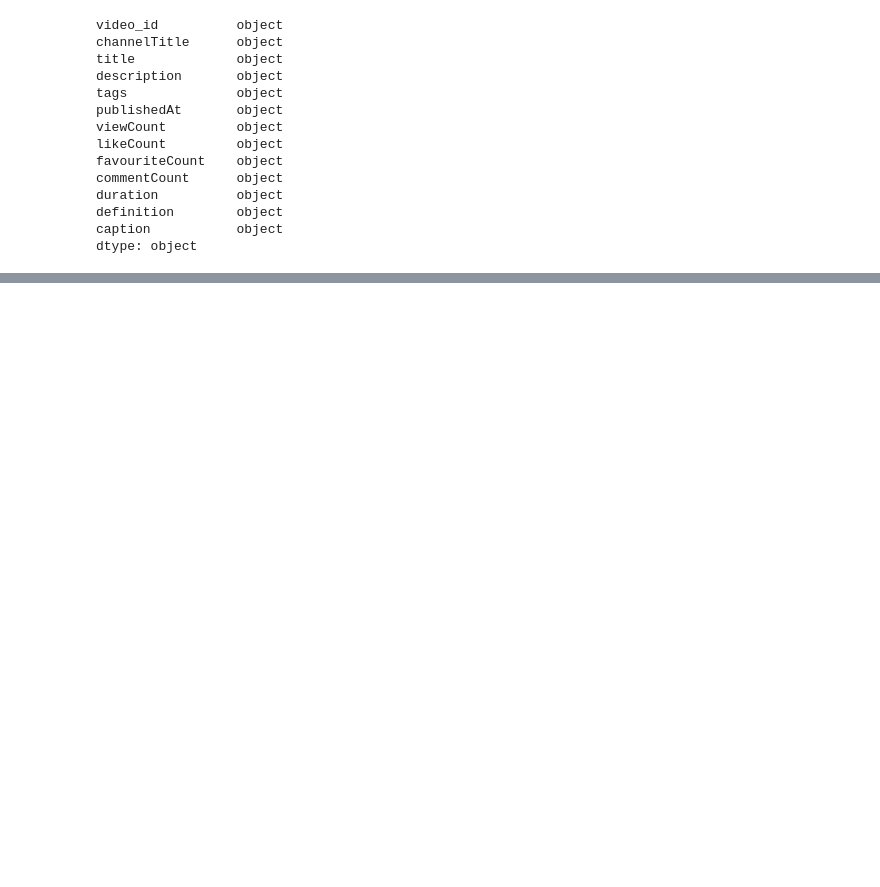
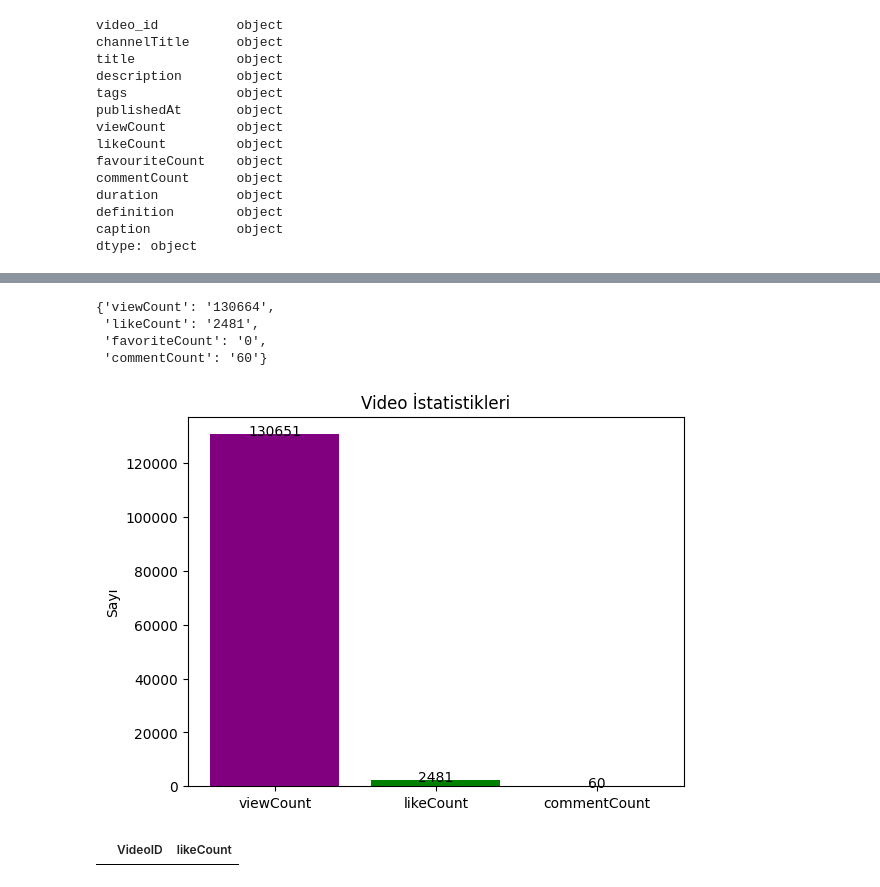
Before and after one commit to Nurbanuak/API_NEW_DATA, a Jupyter notebook: api_new.ipynb, the cells around one changed output, grey strips where cells are left out. Cells and saved outputs as stored; diff of their text form; code cells hidden in the pictures; blank space fills up the shorter version.

```diff
--- a/api_new.ipynb
+++ b/api_new.ipynb
@@ -207,0 +340,27 @@ video_df[['durationSecs', 'duration']]
+# %%
+video_response["items"][0]["statistics"]
+# %% [output]
+{'viewCount': '130664',
+ 'likeCount': '2481',
+ 'favoriteCount': '0',
+ 'commentCount': '60'}
+# %%
+import matplotlib.pyplot as plt
+
+video_stats = {'viewCount': '130651', 'likeCount': '2481', 'commentCount': '60'}
+
+# Verileri uygun türde dönüştürme
+stats = {key: int(value) for key, value in video_stats.items()}
+
+# Grafik oluşturma
+plt.bar(stats.keys(), stats.values(), color=['purple', 'green', 'orange'])
+
+# Değerleri grafikte gösterme
+for key, value in stats.items():
+    plt.text(key, value + 1000, str(value), color='black', ha='center', va='center')
+
+plt.ylabel('Sayı')
+plt.title('Video İstatistikleri')
+plt.show()
+# %% [output]
+[figure, added]
@@ -207,0 +370,4 @@ video_df[['durationSecs', 'duration']]
+# %%
+df
+# %% [output]
+|  | VideoID | likeCount |
```
Also changed, not shown: parts of 32 cells of this notebook, 1 other file.
